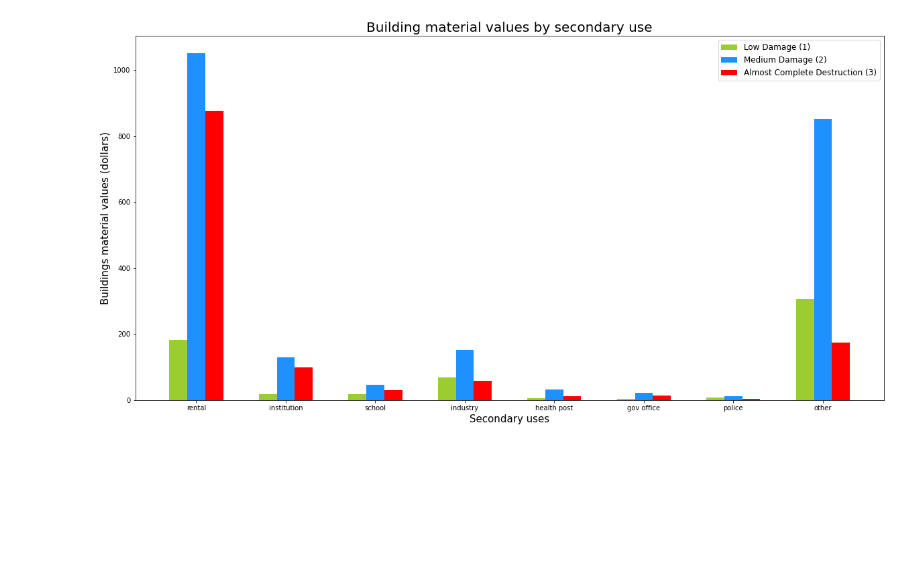
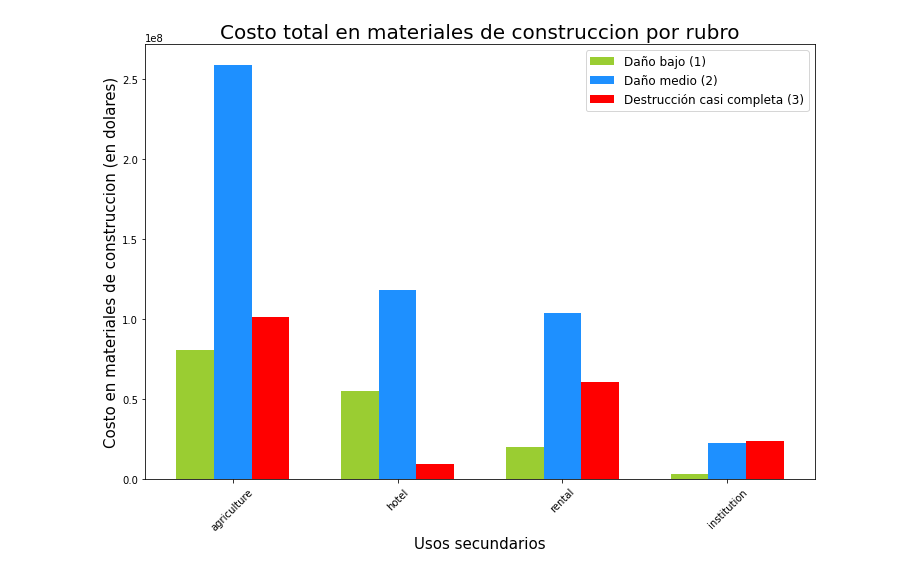
Before and after one commit to IngErnestoAlvarez/terremoto_research, a Jupyter notebook: TP1_economic.ipynb, the cells around one changed output. Drawn from its saved outputs; the diff is of its cells as text; code cells hidden in the pictures; blank space fills up the shorter version.

Commit message:
Agrego análisis costo normalizado

```diff
--- a/TP1_economic.ipynb
+++ b/TP1_economic.ipynb
@@ -28,9 +14,10 @@ train_values
 # %%
+#Dataframe con los costos en materiales por piso, explicacion en el informe
 material_costs = pd.DataFrame({
     'material':['has_superstructure_adobe_mud','has_superstructure_mud_mortar_stone','has_superstructure_stone_flag',\
                 'has_superstructure_cement_mortar_stone','has_superstructure_mud_mortar_brick','has_superstructure_cement_mortar_brick',\
                 'has_superstructure_timber','has_superstructure_bamboo','has_superstructure_rc_non_engineered', 'has_superstructure_rc_engineered'],
-    'prices':[2750,3250,750,4400,4550,3120,5000,2500,12000,12000]
+    'prices':[2750,3250,750,4400,4550,3120,5000,3500,12000,12000]
 
 })
 material_costs
@@ -89,16 +77,0 @@ df_train['cost_by_building'] = df_train['cost_by_floor']*df_train['count_floors_
-# %%
-fig = plt.figure()
-ax = fig.add_axes([0,0,0.8,0.8])
-
-x_axis = list(df_train['damage_grade'].drop_duplicates())
-y_axis = list(df_train.loc[df_train['has_secondary_use_hotel'] == 1,['damage_grade','cost_by_building']].groupby('damage_grade').agg('sum')['cost_by_building'])
-
-ax.bar(x_axis,y_axis, width = 0.5, color = ['red','blue','green'])
-ax.set_xlabel('damage grade', size = 15)
-ax.set_ylabel('Millions of dollars', size = 15)
-#scale_y = 1e6
-#ticks_y = ticker.FuncFormatter(lambda x, pos: '{0:g}'.format(x/scale_y))
-#ax.yaxis.set_major_formatter(ticks_y)
-ax.set_title('N° money by damage grade', size = 20)
-
-plt.show()
@@ -147,40 +121,40 @@ plt.show()
 # %%
-secondary_uses = list(df_train.iloc[:,31:39].columns)
+secondary_uses = list(df_train.iloc[:,13:17].columns)
 
 results = [[],[],[]]
 for sec_use in secondary_uses:
-    results[0].append(list(df_train.loc[df_train[sec_use] == 1,['damage_grade','cost_by_building']].groupby('damage_grade').agg('count')['cost_by_building'])[2])
-    results[1].append(list(df_train.loc[df_train[sec_use] == 1,['damage_grade','cost_by_building']].groupby('damage_grade').agg('count')['cost_by_building'])[1])
-    results[2].append(list(df_train.loc[df_train[sec_use] == 1,['damage_grade','cost_by_building']].groupby('damage_grade').agg('count')['cost_by_building'])[0])
+    results[0].append(list(df_train.loc[df_train[sec_use] == 1,['damage_grade','cost_by_building']].groupby('damage_grade').agg('sum')['cost_by_building'])[2])
+    results[1].append(list(df_train.loc[df_train[sec_use] == 1,['damage_grade','cost_by_building']].groupby('damage_grade').agg('sum')['cost_by_building'])[1])
+    results[2].append(list(df_train.loc[df_train[sec_use] == 1,['damage_grade','cost_by_building']].groupby('damage_grade').agg('sum')['cost_by_building'])[0])
 
-X = ['rental','institution','school','industry','health post','gov office','police','other']
-#'agriculture','hotel'
+X = ['agriculture','hotel','rental','institution']#,'school','industry','health post','gov office','police','other']
+
 damage_1 = results[0]
 damage_2 = results[1]
 damage_3 = results[2]
 
 X_axis = np.arange(len(X))
 
-plt.bar(X_axis - 0.2, damage_1, 0.2, label = 'Low Damage (1)', color = 'yellowgreen')
-plt.bar(X_axis + 0, damage_2, 0.2, label = 'Medium Damage (2)', color = 'dodgerblue')
-plt.bar(X_axis + 0.2, damage_3, 0.2, label = 'Almost Complete Destruction (3)', color = 'r')
+plt.bar(X_axis - 0.23, damage_1, 0.23, label = 'Daño bajo (1)', color = 'yellowgreen')
+plt.bar(X_axis + 0, damage_2, 0.23, label = 'Daño medio (2)', color = 'dodgerblue')
+plt.bar(X_axis + 0.23, damage_3, 0.23, label = 'Destrucción casi completa (3)', color = 'r')
 
 plt.xticks(X_axis, X)
-plt.xlabel("Secondary uses", size = 15)
-plt.ylabel("Buildings material values (dollars)", size = 15)
-plt.title("Building material values by secondary use", size = 20)
+plt.xlabel("Usos secundarios", size = 15)
+plt.ylabel("Costo en materiales de construccion (en dolares)", size = 15)
+plt.title("Costo total en materiales de construccion por rubro", size = 20)
 plt.legend(fontsize = 12)
 
 scale_y = 1e6
 ticks_y = ticker.FuncFormatter(lambda x, pos: '{0:g}'.format(x/scale_y))
 ax.yaxis.set_major_formatter(ticks_y)
 
-
+plt.xticks(rotation=45)
 
 fig = matplotlib.pyplot.gcf()
-fig.set_size_inches(20, 10)
+fig.set_size_inches(12, 8)
 fig.savefig('test2png.png', dpi=100)
 
 plt.show()
 # %% [output]
-[figure, old version]
+[figure, new version]
```
Also changed, not shown: parts of 12 cells of this notebook.
